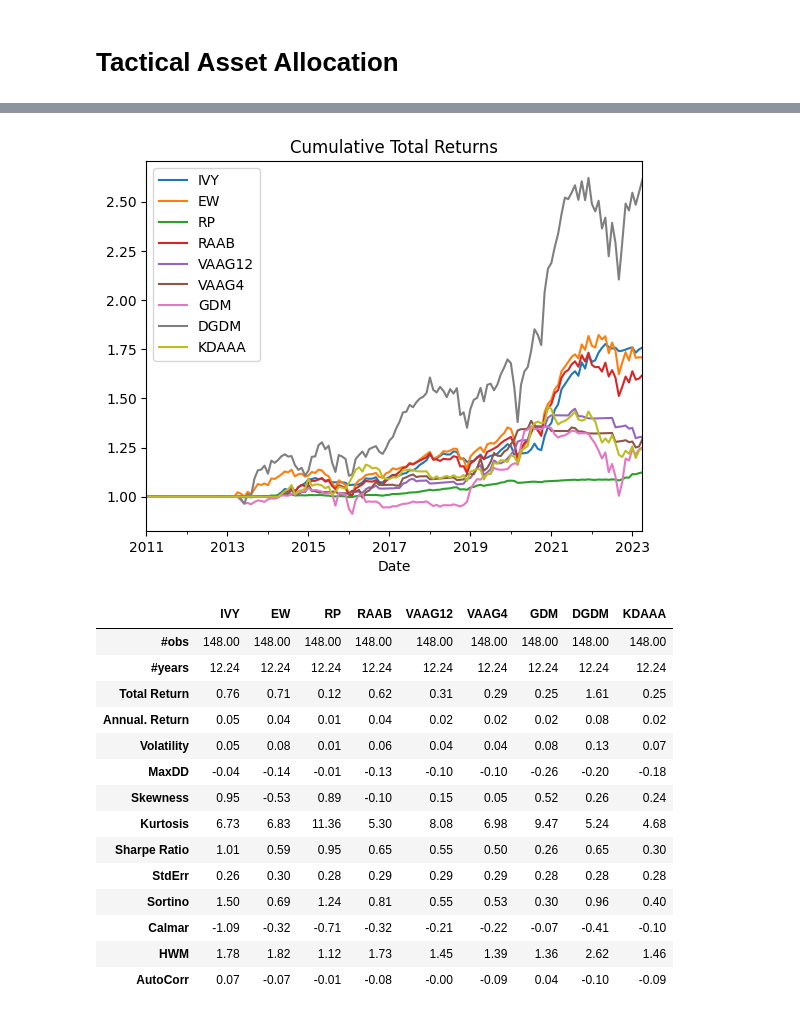
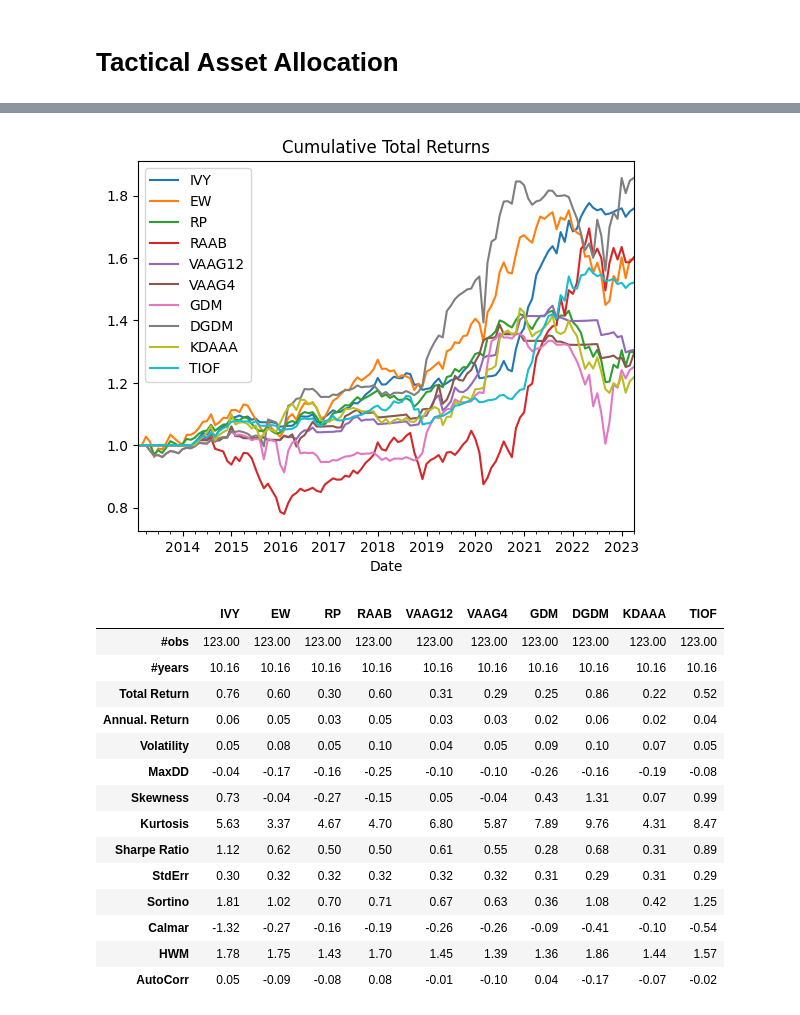
Before and after one commit to oronimbus/tactical-asset-allocation, a Jupyter notebook: notebooks/Main.ipynb, the cells around one changed output, grey strips where cells are left out. Saved outputs shown, nothing was run; the diff lists cells and outputs as text; code cells hidden in the pictures.

Commit message:
reload charts for all strategies

```diff
--- a/notebooks/Main.ipynb
+++ b/notebooks/Main.ipynb
@@ -40,7 +42,7 @@ weights.columns.name = "ID"
 all_strategies.append(weights.stack().rename(strategy.tag).to_frame())
 
 # benchmark strategies
-assets = strategy.get_tickers()
+assets = ["SPY", "AGG", "IEF", "GLD", "EEM"]
 returns = data.pct_change().dropna().loc[:, assets]
 
 ew = EqualWeights(assets, rebalance_dates).weights
@@ -122,6 +124,14 @@ weights = kipnis_allocation(returns, signal, rebalance_dates, strategy.safe_asse
 weights.columns.name, weights.index.name = "ID", "Date"
 all_strategies.append(weights.stack().rename(strategy.tag).to_frame())
 
+# trend is our friend
+strategy = pipeline.tiof
+strategy_data = data[strategy.get_tickers()]
+returns = strategy_data.pct_change()
+signal = Signal(strategy_data).sma_crossover(lookback=10)
+weights = aqr_trend_allocation(returns, signal, rebalance_dates, strategy.risk_assets, "BIL")
+all_strategies.append(weights.stack().rename(strategy.tag).to_frame())
+
 # concat all strats
 all_strategies = reduce(lambda x, y: x.join(y, how="outer"), all_strategies).fillna(0)
 # %%
@@ -150,22 +160,22 @@ port_price_returns.add(1).cumprod().tail()
 # %%
-port_total_returns.add(1).cumprod().plot(title="Cumulative Total Returns");
+port_total_returns[port_total_returns.index >= "2013-02-01"].add(1).cumprod().plot(title="Cumulative Total Returns");
 # %% [output]
-[figure, old version]
+[figure, new version]
 # %%
-Tearsheet(port_total_returns).summary(ann_factor=12).round(2)
+Tearsheet(port_total_returns[port_total_returns.index >= "2013-02-01"]).summary(ann_factor=12).round(2)
 # %% [output]
-|  | IVY | EW | RP | RAAB | VAAG12 | VAAG4 | GDM | DGDM | KDAAA |
-| #obs | 148.00 | 148.00 | 148.00 | 148.00 | 148.00 | 148.00 | 148.00 | 148.00 | 148.00 |
-| #years | 12.24 | 12.24 | 12.24 | 12.24 | 12.24 | 12.24 | 12.24 | 12.24 | 12.24 |
-| Total Return | 0.76 | 0.71 | 0.12 | 0.62 | 0.31 | 0.29 | 0.25 | 1.61 | 0.25 |
-| Annual. Return | 0.05 | 0.04 | 0.01 | 0.04 | 0.02 | 0.02 | 0.02 | 0.08 | 0.02 |
-| Volatility | 0.05 | 0.08 | 0.01 | 0.06 | 0.04 | 0.04 | 0.08 | 0.13 | 0.07 |
-| MaxDD | -0.04 | -0.14 | -0.01 | -0.13 | -0.10 | -0.10 | -0.26 | -0.20 | -0.18 |
-| Skewness | 0.95 | -0.53 | 0.89 | -0.10 | 0.15 | 0.05 | 0.52 | 0.26 | 0.24 |
-| Kurtosis | 6.73 | 6.83 | 11.36 | 5.30 | 8.08 | 6.98 | 9.47 | 5.24 | 4.68 |
-| Sharpe Ratio | 1.01 | 0.59 | 0.95 | 0.65 | 0.55 | 0.50 | 0.26 | 0.65 | 0.30 |
-| StdErr | 0.26 | 0.30 | 0.28 | 0.29 | 0.29 | 0.29 | 0.28 | 0.28 | 0.28 |
-| Sortino | 1.50 | 0.69 | 1.24 | 0.81 | 0.55 | 0.53 | 0.30 | 0.96 | 0.40 |
-| Calmar | -1.09 | -0.32 | -0.71 | -0.32 | -0.21 | -0.22 | -0.07 | -0.41 | -0.10 |
-| HWM | 1.78 | 1.82 | 1.12 | 1.73 | 1.45 | 1.39 | 1.36 | 2.62 | 1.46 |
-| AutoCorr | 0.07 | -0.07 | -0.01 | -0.08 | -0.00 | -0.09 | 0.04 | -0.10 | -0.09 |
+|  | IVY | EW | RP | RAAB | VAAG12 | VAAG4 | GDM | DGDM | KDAAA | TIOF |
+| #obs | 123.00 | 123.00 | 123.00 | 123.00 | 123.00 | 123.00 | 123.00 | 123.00 | 123.00 | 123.00 |
+| #years | 10.16 | 10.16 | 10.16 | 10.16 | 10.16 | 10.16 | 10.16 | 10.16 | 10.16 | 10.16 |
+| Total Return | 0.76 | 0.60 | 0.30 | 0.60 | 0.31 | 0.29 | 0.25 | 0.86 | 0.22 | 0.52 |
+| Annual. Return | 0.06 | 0.05 | 0.03 | 0.05 | 0.03 | 0.03 | 0.02 | 0.06 | 0.02 | 0.04 |
+| Volatility | 0.05 | 0.08 | 0.05 | 0.10 | 0.04 | 0.05 | 0.09 | 0.10 | 0.07 | 0.05 |
+| MaxDD | -0.04 | -0.17 | -0.16 | -0.25 | -0.10 | -0.10 | -0.26 | -0.16 | -0.19 | -0.08 |
+| Skewness | 0.73 | -0.04 | -0.27 | -0.15 | 0.05 | -0.04 | 0.43 | 1.31 | 0.07 | 0.99 |
+| Kurtosis | 5.63 | 3.37 | 4.67 | 4.70 | 6.80 | 5.87 | 7.89 | 9.76 | 4.31 | 8.47 |
+| Sharpe Ratio | 1.12 | 0.62 | 0.50 | 0.50 | 0.61 | 0.55 | 0.28 | 0.68 | 0.31 | 0.89 |
+| StdErr | 0.30 | 0.32 | 0.32 | 0.32 | 0.32 | 0.32 | 0.31 | 0.29 | 0.31 | 0.29 |
+| Sortino | 1.81 | 1.02 | 0.70 | 0.71 | 0.67 | 0.63 | 0.36 | 1.08 | 0.42 | 1.25 |
+| Calmar | -1.32 | -0.27 | -0.16 | -0.19 | -0.26 | -0.26 | -0.09 | -0.41 | -0.10 | -0.54 |
+| HWM | 1.78 | 1.75 | 1.43 | 1.70 | 1.45 | 1.39 | 1.36 | 1.86 | 1.44 | 1.57 |
+| AutoCorr | 0.05 | -0.09 | -0.08 | 0.08 | -0.01 | -0.10 | 0.04 | -0.17 | -0.07 | -0.02 |
```
Also changed, not shown: parts of 3 cells of this notebook.
